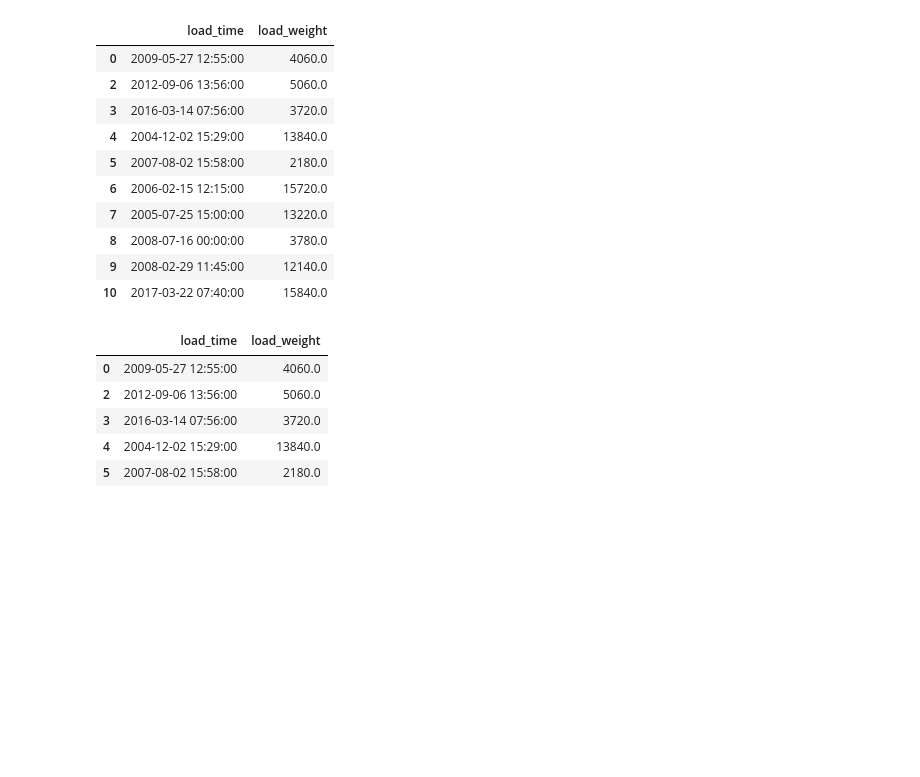
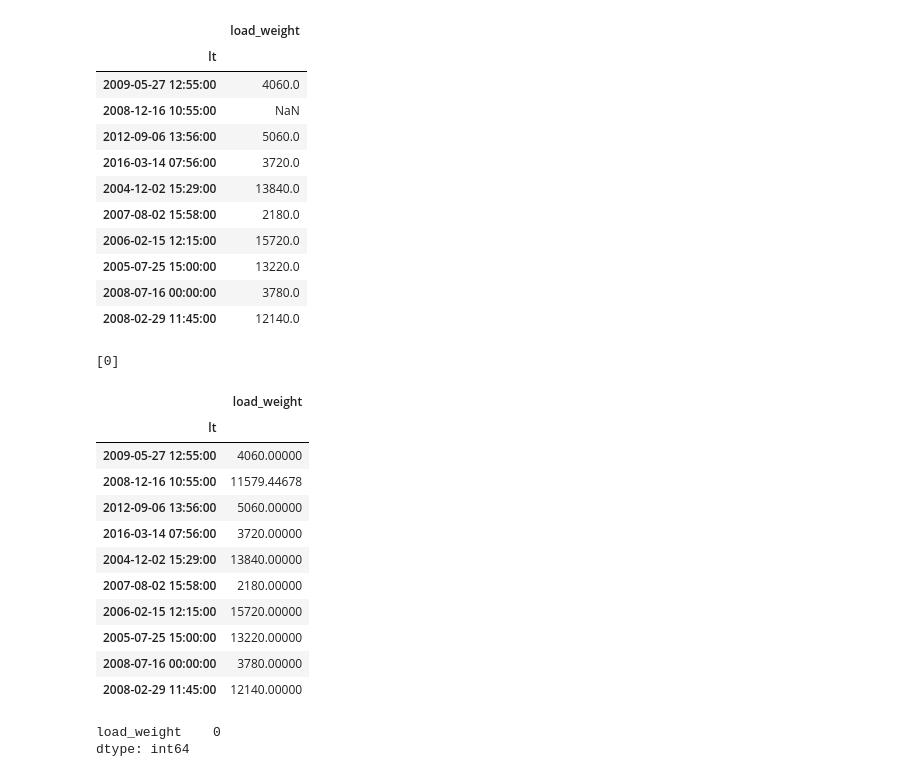
Before and after one commit to Rootmannii/Rootmannii, a Jupyter notebook: Model.ipynb, the cells around one changed output. Drawn from its saved outputs; the diff is of its cells as text; code cells hidden in the pictures; blank space fills up the shorter version.

```diff
--- a/Model.ipynb
+++ b/Model.ipynb
@@ -33,5 +36,7 @@ from keras.layers import Dropout
 # %%
 # getting the data
-df = pd.read_csv('austin_waste_and_diversion.csv', infer_datetime_format=True)
+df = pd.read_csv('austin_waste_and_diversion.csv', sep=',',
+                 parse_dates={'lt' : ['load_time']}, infer_datetime_format=True,
+                 low_memory=False, na_values=['nan','?'], index_col='lt')
 # %%
 df.head(10)
@@ -46,42 +106,53 @@ df.describe
 # %%
 df.head(10)
 # %% [output]
-|  | load_time | load_weight |
-| 0 | 2009-05-27 12:55:00 | 4060.0 |
-| 2 | 2012-09-06 13:56:00 | 5060.0 |
-| 3 | 2016-03-14 07:56:00 | 3720.0 |
-| 4 | 2004-12-02 15:29:00 | 13840.0 |
-| 5 | 2007-08-02 15:58:00 | 2180.0 |
-| 6 | 2006-02-15 12:15:00 | 15720.0 |
-| 7 | 2005-07-25 15:00:00 | 13220.0 |
-| 8 | 2008-07-16 00:00:00 | 3780.0 |
-| 9 | 2008-02-29 11:45:00 | 12140.0 |
-| 10 | 2017-03-22 07:40:00 | 15840.0 |
+|  | load_weight |
+| lt |  |
+| 2009-05-27 12:55:00 | 4060.0 |
+| 2008-12-16 10:55:00 | NaN |
+| 2012-09-06 13:56:00 | 5060.0 |
+| 2016-03-14 07:56:00 | 3720.0 |
+| 2004-12-02 15:29:00 | 13840.0 |
+| 2007-08-02 15:58:00 | 2180.0 |
+| 2006-02-15 12:15:00 | 15720.0 |
+| 2005-07-25 15:00:00 | 13220.0 |
+| 2008-07-16 00:00:00 | 3780.0 |
+| 2008-02-29 11:45:00 | 12140.0 |
 # %%
 
 ## finding all columns that have nan:
 
 droping_list_all=[]
-for j in range(0,3):
+for j in range(0,1):
     if not df.iloc[:, j].notnull().all():
         droping_list_all.append(j)
         #print(df.iloc[:,j].unique())
 droping_list_all
+# %% [output]
+[0]
 # %%
 
 # filling nan with mean in any columns
 
-for j in range(1,2):
+for j in range(0,1):
         df.iloc[:,j]=df.iloc[:,j].fillna(df.iloc[:,j].mean())
 df.head(10)
 # %% [output]
-|  | load_time | load_weight |
-| 0 | 2009-05-27 12:55:00 | 4060.0 |
-| 2 | 2012-09-06 13:56:00 | 5060.0 |
-| 3 | 2016-03-14 07:56:00 | 3720.0 |
-| 4 | 2004-12-02 15:29:00 | 13840.0 |
-| 5 | 2007-08-02 15:58:00 | 2180.0 |
+|  | load_weight |
+| lt |  |
+| 2009-05-27 12:55:00 | 4060.00000 |
+| 2008-12-16 10:55:00 | 11579.44678 |
+| 2012-09-06 13:56:00 | 5060.00000 |
+| 2016-03-14 07:56:00 | 3720.00000 |
+| 2004-12-02 15:29:00 | 13840.00000 |
+| 2007-08-02 15:58:00 | 2180.00000 |
+| 2006-02-15 12:15:00 | 15720.00000 |
+| 2005-07-25 15:00:00 | 13220.00000 |
+| 2008-07-16 00:00:00 | 3780.00000 |
+| 2008-02-29 11:45:00 | 12140.00000 |
 # %%
-
 df.isnull().sum()
+# %% [output]
+load_weight    0
+dtype: int64
 # %%
```
Also changed, not shown: parts of 17 cells of this notebook.
